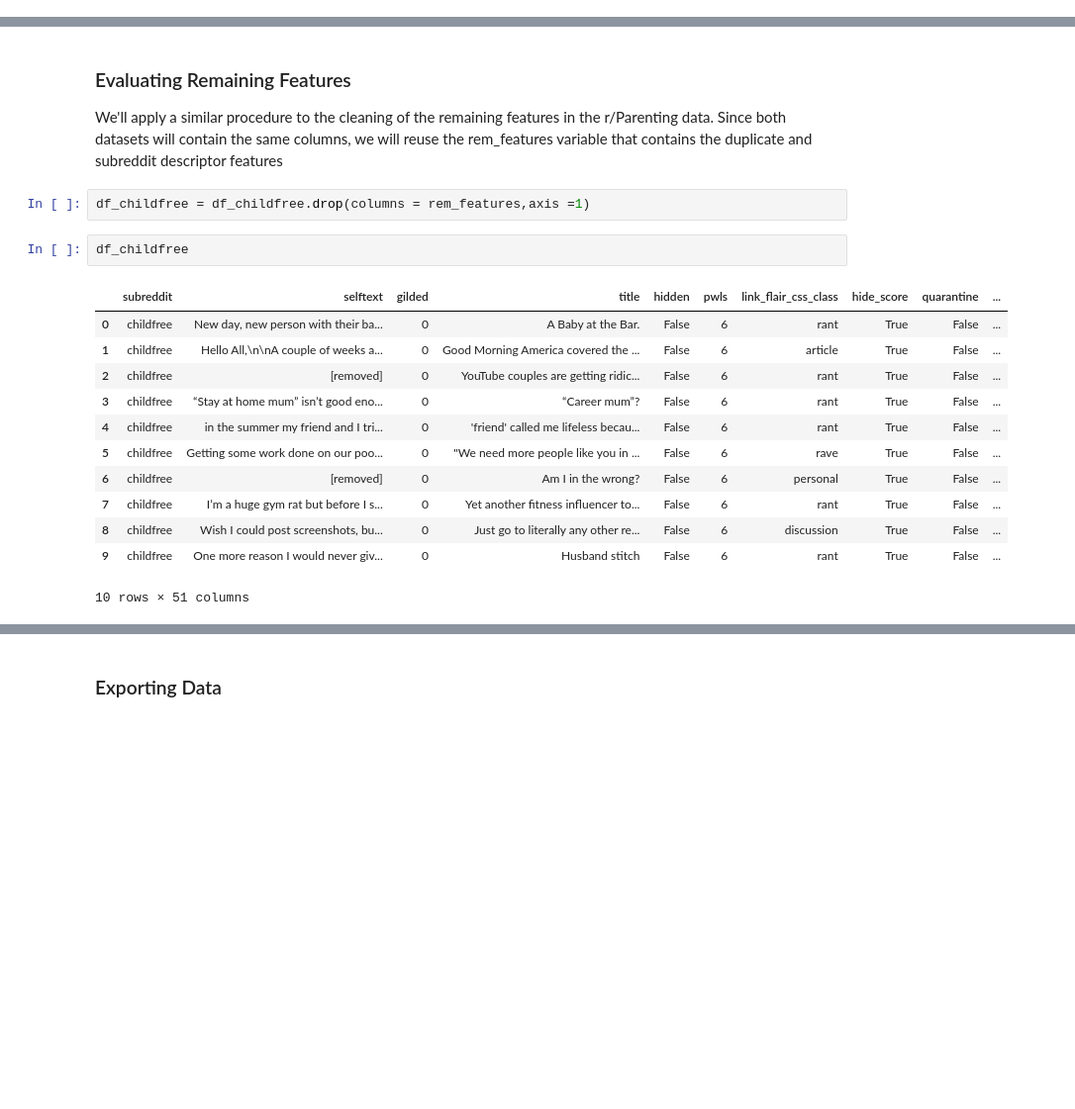
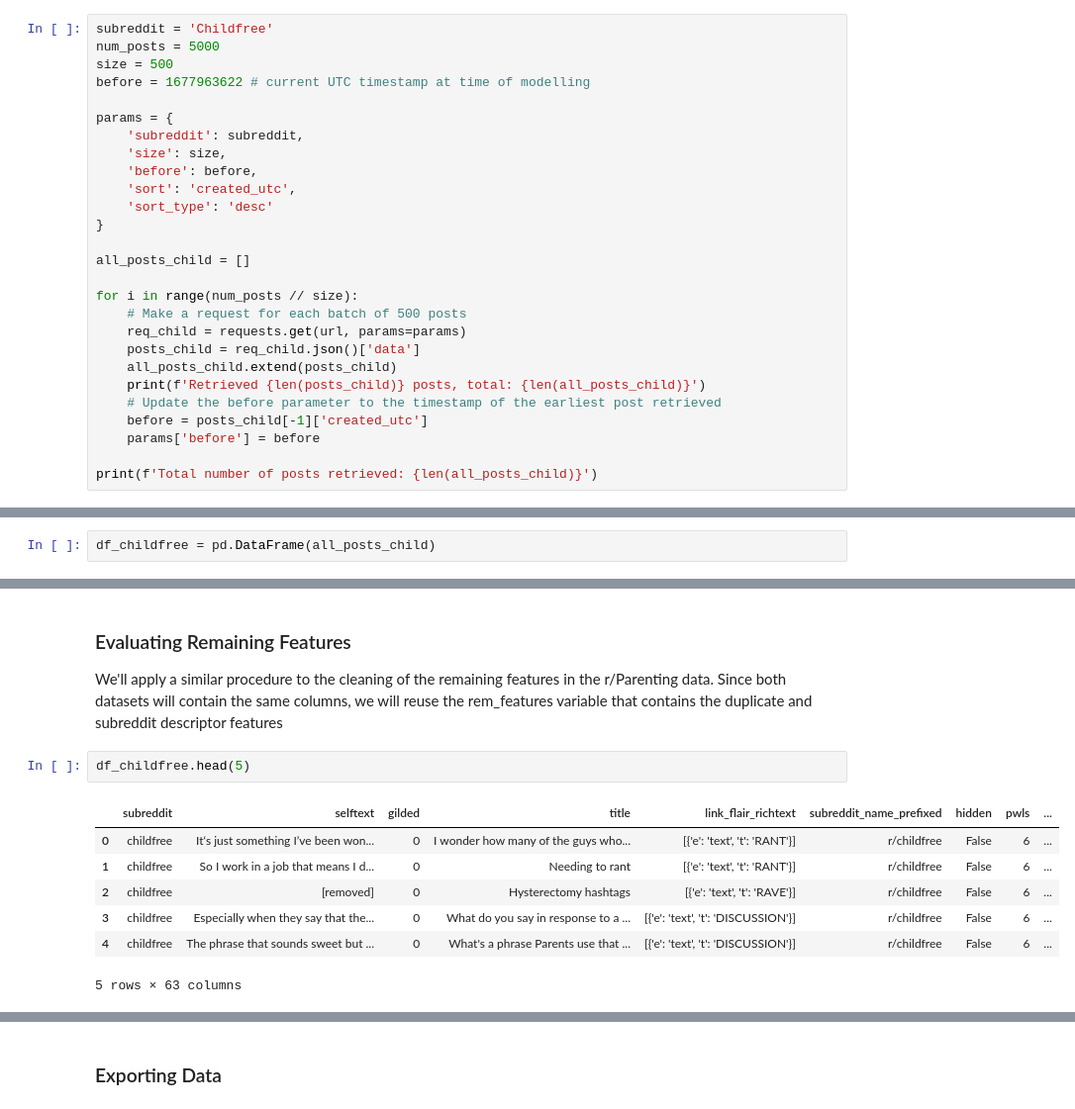
Before and after one commit to smileshey/Subreddit-NLP, a Jupyter notebook: 02_Cleaning.ipynb, the cells around one changed output, grey strips where cells are left out. Shown: that part at 99% size. Cells and saved outputs as stored; diff of their text form; blank space fills up the shorter version.

```diff
--- a/02_Cleaning.ipynb
+++ b/02_Cleaning.ipynb
@@ -34,0 +115,27 @@ print(req_childfree.status_code , req_parent.status_code)
+# %%
+subreddit = 'Childfree'
+num_posts = 5000
+size = 500
+before = 1677963622 # current UTC timestamp at time of modelling
+
+params = {
+    'subreddit': subreddit,
+    'size': size,
+    'before': before,
+    'sort': 'created_utc',
+    'sort_type': 'desc'
+}
+
+all_posts_child = []
+
+for i in range(num_posts // size):
+    # Make a request for each batch of 500 posts
+    req_child = requests.get(url, params=params)
+    posts_child = req_child.json()['data']
+    all_posts_child.extend(posts_child)
+    print(f'Retrieved {len(posts_child)} posts, total: {len(all_posts_child)}')
+    # Update the before parameter to the timestamp of the earliest post retrieved
+    before = posts_child[-1]['created_utc']
+    params['before'] = before
+
+print(f'Total number of posts retrieved: {len(all_posts_child)}')
@@ -44,0 +162,2 @@ df_childfree = pd.json_normalize(json_childfree['data'])
+# %%
+df_childfree = pd.DataFrame(all_posts_child)
@@ -202,20 +373,13 @@ df_childfree = df_childfree.drop(columns = ['is_video','thumbnail'], index = Non
 ### Evaluating Remaining Features
 
 We'll apply a similar procedure to the cleaning of the remaining features in the r/Parenting data. Since both datasets will contain the same columns, we will reuse the rem_features variable that contains the duplicate and subreddit descriptor features
-# %%
-df_childfree = df_childfree.drop(columns = rem_features,axis =1)
 # %%
-df_childfree
+df_childfree.head(5)
 # %% [output]
-|  | subreddit | selftext | gilded | title | hidden | pwls | link_flair_css_class | hide_score | quarantine | ... |
-| 0 | childfree | New day, new person with their ba... | 0 | A Baby at the Bar. | False | 6 | rant | True | False | ... |
-| 1 | childfree | Hello All,\n\nA couple of weeks a... | 0 | Good Morning America covered the ... | False | 6 | article | True | False | ... |
-| 2 | childfree | [removed] | 0 | YouTube couples are getting ridic... | False | 6 | rant | True | False | ... |
-| 3 | childfree | “Stay at home mum” isn’t good eno... | 0 | “Career mum”? | False | 6 | rant | True | False | ... |
-| 4 | childfree | in the summer my friend and I tri... | 0 | 'friend' called me lifeless becau... | False | 6 | rant | True | False | ... |
-| 5 | childfree | Getting some work done on our poo... | 0 | "We need more people like you in ... | False | 6 | rave | True | False | ... |
-| 6 | childfree | [removed] | 0 | Am I in the wrong? | False | 6 | personal | True | False | ... |
-| 7 | childfree | I’m a huge gym rat but before I s... | 0 | Yet another fitness influencer to... | False | 6 | rant | True | False | ... |
-| 8 | childfree | Wish I could post screenshots, bu... | 0 | Just go to literally any other re... | False | 6 | discussion | True | False | ... |
-| 9 | childfree | One more reason I would never giv... | 0 | Husband stitch | False | 6 | rant | True | False | ... |
+|  | subreddit | selftext | gilded | title | link_flair_richtext | subreddit_name_prefixed | hidden | pwls | ... |
+| 0 | childfree | It‘s just something I’ve been won... | 0 | I wonder how many of the guys who... | [{'e': 'text', 't': 'RANT'}] | r/childfree | False | 6 | ... |
+| 1 | childfree | So I work in a job that means I d... | 0 | Needing to rant | [{'e': 'text', 't': 'RANT'}] | r/childfree | False | 6 | ... |
+| 2 | childfree | [removed] | 0 | Hysterectomy hashtags | [{'e': 'text', 't': 'RAVE'}] | r/childfree | False | 6 | ... |
+| 3 | childfree | Especially when they say that the... | 0 | What do you say in response to a ... | [{'e': 'text', 't': 'DISCUSSION'}] | r/childfree | False | 6 | ... |
+| 4 | childfree | The phrase that sounds sweet but ... | 0 | What's a phrase Parents use that ... | [{'e': 'text', 't': 'DISCUSSION'}] | r/childfree | False | 6 | ... |
-10 rows × 51 columns
+5 rows × 63 columns
```
Also changed, not shown: parts of 39 cells of this notebook, 48 other files.
